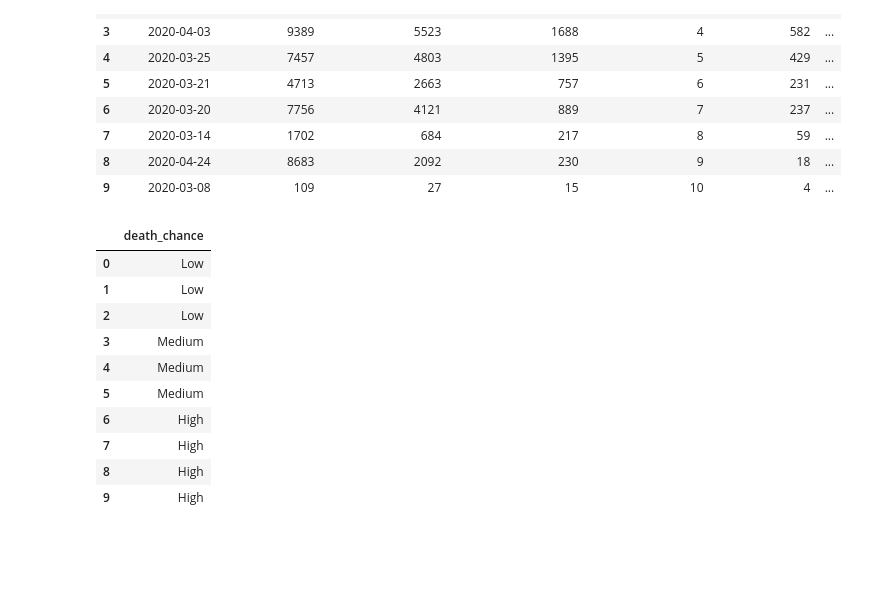
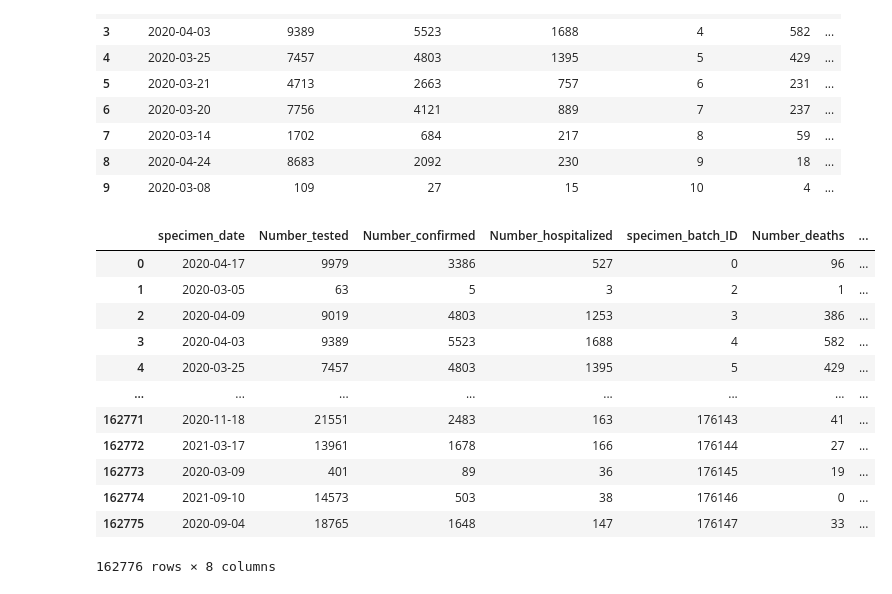
Before and after one commit to ritawang917/Covid-19-Group-Project, a Jupyter notebook: COVID_machinelearning.ipynb, the cells around one changed output. Drawn from its saved outputs; the diff is of its cells as text; code cells hidden in the pictures; blank space fills up the shorter version.

```diff
--- a/COVID_machinelearning.ipynb
+++ b/COVID_machinelearning.ipynb
@@ -217,5 +219,3 @@ death_chance_df.head(10)
 | 7 | 2020-03-14 | 1702 | 684 | 217 | 8 | 59 | ... |
 | 8 | 2020-04-24 | 8683 | 2092 | 230 | 9 | 18 | ... |
 | 9 | 2020-03-08 | 109 | 27 | 15 | 10 | 4 | ... |
-# %%
-death_chance_df=pd.DataFrame({'death_chance':[10,20,30,40,50,60,70,80,90,100]})
@@ -222,16 +224,18 @@ death_chance_df=pd.DataFrame({'death_chance':[10,20,30,40,50,60,70,80,90,100]})
 # %%
-df.assign(death_chance=pd.cut(death_chance_df['death_chance'],
-                               bins=[0, 30, 60, 100],
-                               labels=['Low', 'Medium', 'High']))
+death_chance_df.assign(death_chance=pd.cut(death_chance_df['death_chance'],
+                               bins=[0, 30, 100],
+                               labels=['0', '1']))
 # %% [output]
-|  | death_chance |
-| 0 | Low |
-| 1 | Low |
-| 2 | Low |
-| 3 | Medium |
-| 4 | Medium |
-| 5 | Medium |
-| 6 | High |
-| 7 | High |
-| 8 | High |
-| 9 | High |
+|  | specimen_date | Number_tested | Number_confirmed | Number_hospitalized | specimen_batch_ID | Number_deaths | ... |
+| 0 | 2020-04-17 | 9979 | 3386 | 527 | 0 | 96 | ... |
+| 1 | 2020-03-05 | 63 | 5 | 3 | 2 | 1 | ... |
+| 2 | 2020-04-09 | 9019 | 4803 | 1253 | 3 | 386 | ... |
+| 3 | 2020-04-03 | 9389 | 5523 | 1688 | 4 | 582 | ... |
+| 4 | 2020-03-25 | 7457 | 4803 | 1395 | 5 | 429 | ... |
+| ... | ... | ... | ... | ... | ... | ... | ... |
+| 162771 | 2020-11-18 | 21551 | 2483 | 163 | 176143 | 41 | ... |
+| 162772 | 2021-03-17 | 13961 | 1678 | 166 | 176144 | 27 | ... |
+| 162773 | 2020-03-09 | 401 | 89 | 36 | 176145 | 19 | ... |
+| 162774 | 2021-09-10 | 14573 | 503 | 38 | 176146 | 0 | ... |
+| 162775 | 2020-09-04 | 18765 | 1648 | 147 | 176147 | 33 | ... |
+162776 rows × 8 columns
```
Also changed, not shown: parts of 14 cells of this notebook, 1 other file.
